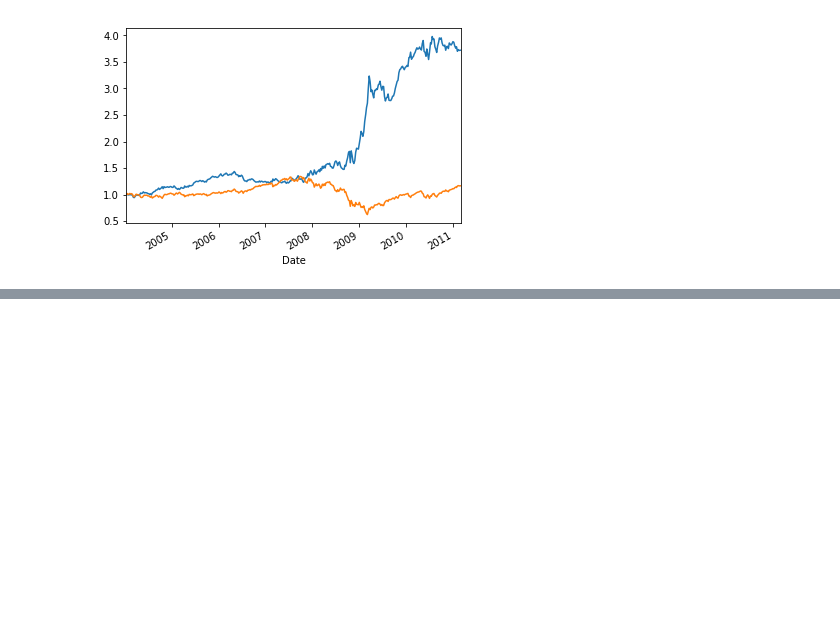
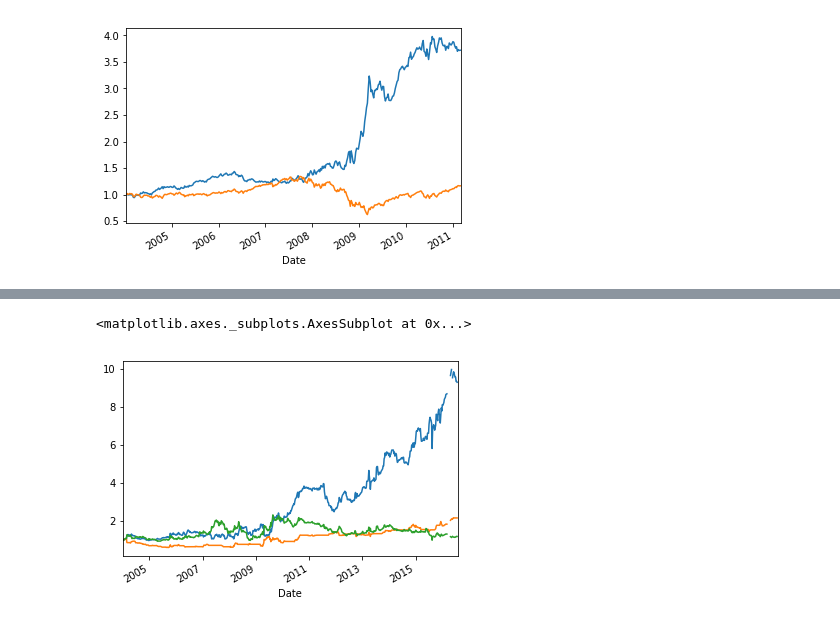
Before and after one commit to ywchiu/pyfintech, a Jupyter notebook: Demo20171102.ipynb, the cells around one changed output, grey strips where cells are left out. Drawn from its saved outputs; the diff is of its cells as text; code cells hidden in the pictures; blank space fills up the shorter version.

```diff
--- a/Demo20171102.ipynb
+++ b/Demo20171102.ipynb
@@ -194,0 +404,6 @@ data.head()
+# %%
+data['flu_order'] = 0
+# 黃金交叉做多
+data['flu_order'][data.flu > data.flu_mavg] = 1
+# 死亡交叉做空
+data['flu_order'][data.flu < data.flu_mavg] = -1
@@ -194,0 +430,9 @@ data.head()
+# %%
+data['ret_google_flu'] = data.flu_order * data.ret_tw9919
+# %%
+(1 + data.ret_google_cold).cumprod().plot()
+(1 + data.ret_google_flu).cumprod().plot()
+(1 + data.ret_tw9919).cumprod().plot()
+# %% [output]
+<matplotlib.axes._subplots.AxesSubplot at 0x...>
+[figure, added]
```
Also changed, not shown: parts of 46 cells of this notebook.
